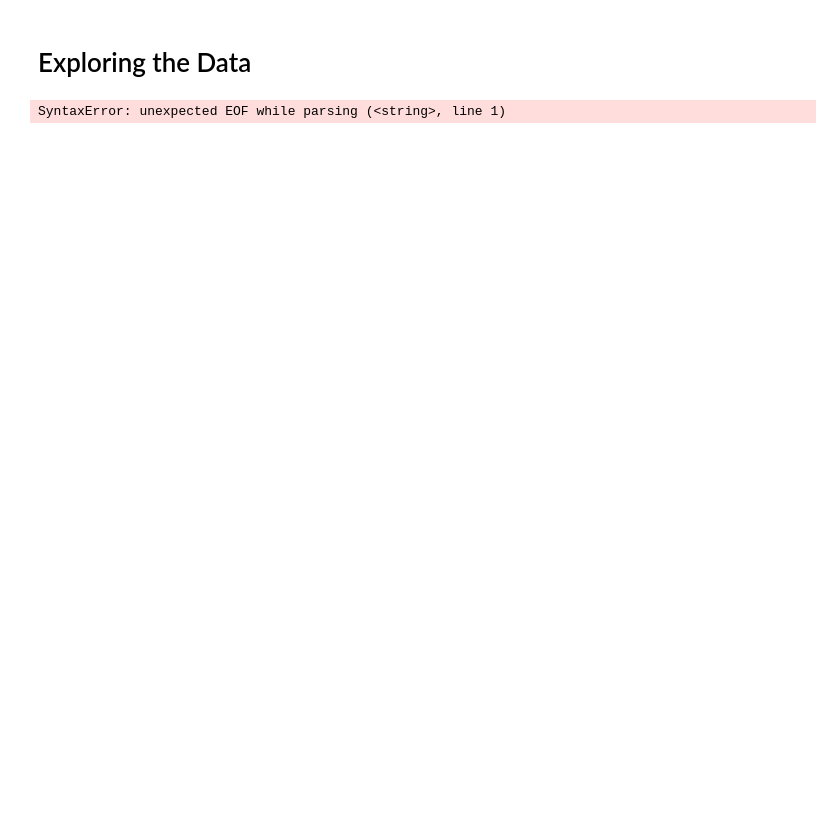
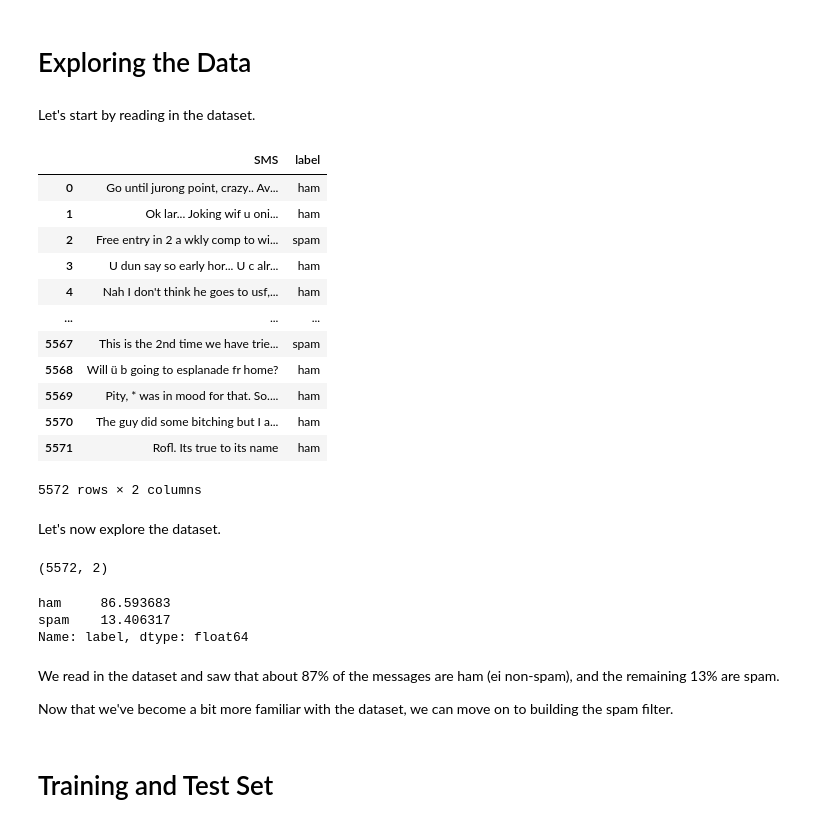
Before and after one commit to pheygiod/my_projects, a Jupyter notebook: to_complete/spam_filter.ipynb, the cells around one changed output. Cells and saved outputs as stored; diff of their text form; code cells hidden in the pictures; blank space fills up the shorter version.

```diff
--- a/to_complete/spam_filter.ipynb
+++ b/to_complete/spam_filter.ipynb
@@ -7,5 +16,2 @@ spam_dict = """{'label': {0: 'ham', 1: 'ham', 2: 'spam', 3: 'ham', 4: 'ham', 5:
-# %%
-spam_dict = spam_dict.replace("nan", "'nan'")
-spam_dict = eval(spam_dict)
-# %% [output]
-SyntaxError: unexpected EOF while parsing (<string>, line 1)
+# %% [markdown]
+Let's start by reading in the dataset.
@@ -11,0 +27,35 @@ SyntaxError: unexpected EOF while parsing (<string>, line 1)
+# %%
+sms
+# %% [output]
+|  | SMS | label |
+| 0 | Go until jurong point, crazy.. Av... | ham |
+| 1 | Ok lar... Joking wif u oni... | ham |
+| 2 | Free entry in 2 a wkly comp to wi... | spam |
+| 3 | U dun say so early hor... U c alr... | ham |
+| 4 | Nah I don't think he goes to usf,... | ham |
+| ... | ... | ... |
+| 5567 | This is the 2nd time we have trie... | spam |
+| 5568 | Will ü b going to esplanade fr home? | ham |
+| 5569 | Pity, * was in mood for that. So.... | ham |
+| 5570 | The guy did some bitching but I a... | ham |
+| 5571 | Rofl. Its true to its name | ham |
+5572 rows × 2 columns
+# %% [markdown]
+Let's now explore the dataset.
+# %%
+sms.shape
+# %% [output]
+(5572, 2)
+# %%
+# Finding the percentage of 'spam' and 'ham' messages in the dataset
+sms['label'].value_counts(normalize=True)*100 # normalize returns the relative frequency (dividing the number of times each of values appear by the sum of values)
+# %% [output]
+ham     86.593683
+spam    13.406317
+Name: label, dtype: float64
+# %% [markdown]
+We read in the dataset and saw that about 87% of the messages are ham (ei non-spam), and the remaining 13% are spam.
+
+Now that we've become a bit more familiar with the dataset, we can move on to building the spam filter.
+# %% [markdown]
+# Training and Test Set
```
Also changed, not shown: parts of 52 cells of this notebook.
